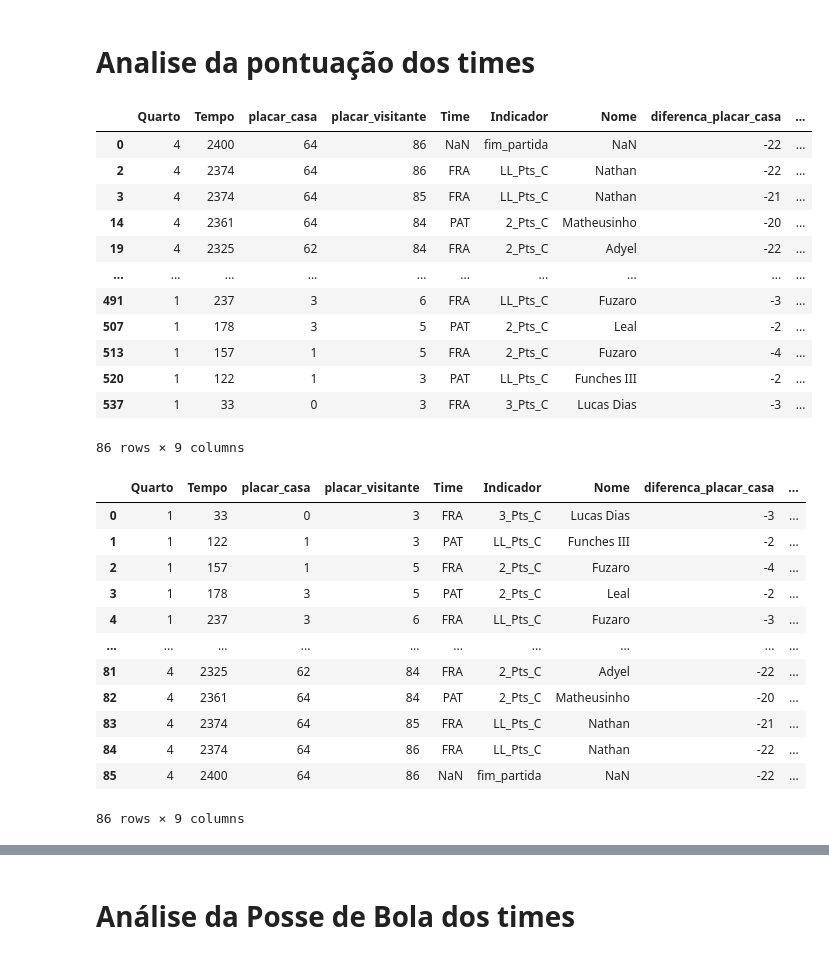
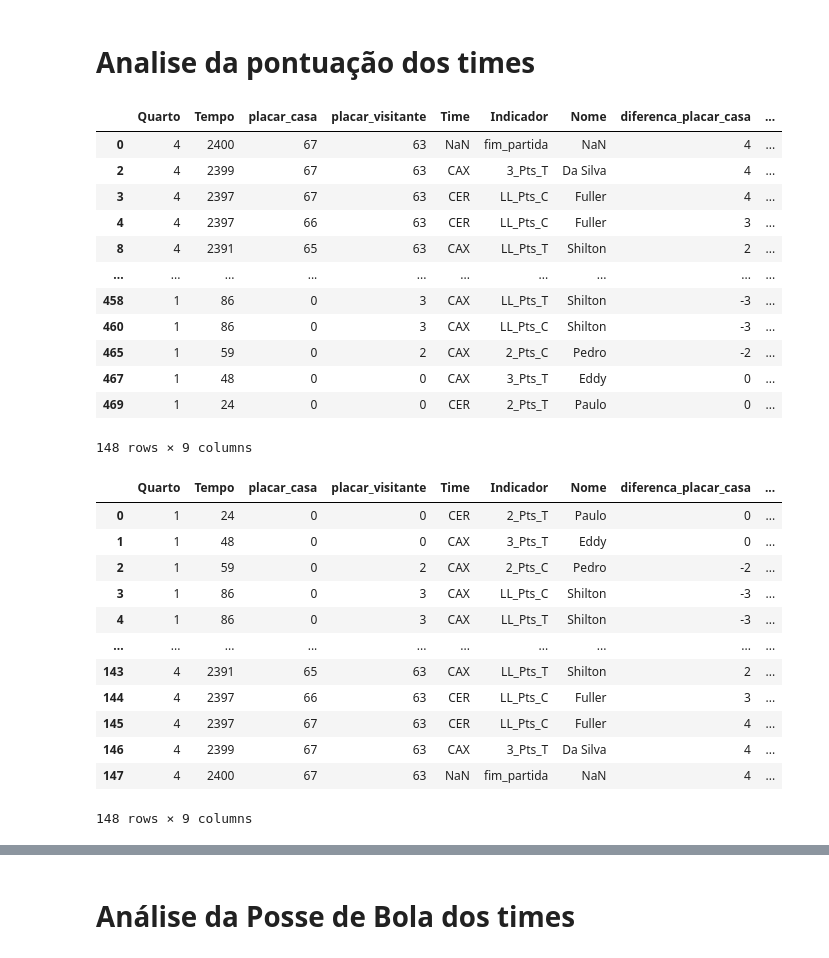
Before and after one commit to Rafael-Prochnow/Analise-descritiva-para-um-time, a Jupyter notebook: Jogada_Jogada.ipynb, the cells around one changed output, grey strips where cells are left out. Drawn from its saved outputs; the diff is of its cells as text; code cells hidden in the pictures.

```diff
--- a/Jogada_Jogada.ipynb
+++ b/Jogada_Jogada.ipynb
@@ -115,5 +117,11 @@ from funcoes_relatorio_analises import *
 %matplotlib inline
 # %%
 # df = pd.read_csv("tabela_1_VipTech CMB_x_Fortaleza B. C.1.csv")
+# %%
+# arquivo = "tabela_16_Corinthians_x_Paulistano.csv"
+# arquivo = "tabela_45_KTO Caxias do Sul_x_Corinthians.csv"
+arquivo = "tabela_37_Cerrado Basquete_x_KTO Caxias do Sul.csv"
+# arquivo = "tabela_51_Flamengo_x_Brasília.csv"
+# arquivo = "tabela_10_Bauru_x_Flamengo.csv"
 # %%
-df = pd.read_csv("tabela_42_Pato Basquete_x_Sesi Franca.csv")
+df = pd.read_csv(arquivo)
@@ -257,43 +286,42 @@ df
 # %% [markdown]
 # Analise da pontuação dos times
 # %%
-pontuacao = df[(df['Indicador'] == '3_Pts_C') |
-               (df['Indicador'] == '2_Pts_C') |
-               (df['Indicador'] == 'LL_Pts_C')|
+pontuacao = df[(df['Indicador'] == '3_Pts_C') | (df['Indicador'] == '3_Pts_T') |
+               (df['Indicador'] == '2_Pts_C') | (df['Indicador'] == '2_Pts_T') |
+               (df['Indicador'] == 'LL_Pts_C')| (df['Indicador'] == 'LL_Pts_T') |
                (df['Indicador'] == 'EN')|
                (df['Indicador'] == 'fim_partida')]
 pontuacao
 # %% [output]
 |  | Quarto | Tempo | placar_casa | placar_visitante | Time | Indicador | Nome | diferenca_placar_casa | ... |
-| 0 | 4 | 2400 | 64 | 86 | NaN | fim_partida | NaN | -22 | ... |
-| 2 | 4 | 2374 | 64 | 86 | FRA | LL_Pts_C | Nathan | -22 | ... |
-| 3 | 4 | 2374 | 64 | 85 | FRA | LL_Pts_C | Nathan | -21 | ... |
-| 14 | 4 | 2361 | 64 | 84 | PAT | 2_Pts_C | Matheusinho | -20 | ... |
-| 19 | 4 | 2325 | 62 | 84 | FRA | 2_Pts_C | Adyel | -22 | ... |
+| 0 | 4 | 2400 | 67 | 63 | NaN | fim_partida | NaN | 4 | ... |
+| 2 | 4 | 2399 | 67 | 63 | CAX | 3_Pts_T | Da Silva | 4 | ... |
+| 3 | 4 | 2397 | 67 | 63 | CER | LL_Pts_C | Fuller | 4 | ... |
+| 4 | 4 | 2397 | 66 | 63 | CER | LL_Pts_C | Fuller | 3 | ... |
+| 8 | 4 | 2391 | 65 | 63 | CAX | LL_Pts_T | Shilton | 2 | ... |
 | ... | ... | ... | ... | ... | ... | ... | ... | ... | ... |
-| 491 | 1 | 237 | 3 | 6 | FRA | LL_Pts_C | Fuzaro | -3 | ... |
-| 507 | 1 | 178 | 3 | 5 | PAT | 2_Pts_C | Leal | -2 | ... |
-| 513 | 1 | 157 | 1 | 5 | FRA | 2_Pts_C | Fuzaro | -4 | ... |
-| 520 | 1 | 122 | 1 | 3 | PAT | LL_Pts_C | Funches III | -2 | ... |
-| 537 | 1 | 33 | 0 | 3 | FRA | 3_Pts_C | Lucas Dias | -3 | ... |
+| 458 | 1 | 86 | 0 | 3 | CAX | LL_Pts_T | Shilton | -3 | ... |
+| 460 | 1 | 86 | 0 | 3 | CAX | LL_Pts_C | Shilton | -3 | ... |
+| 465 | 1 | 59 | 0 | 2 | CAX | 2_Pts_C | Pedro | -2 | ... |
+| 467 | 1 | 48 | 0 | 0 | CAX | 3_Pts_T | Eddy | 0 | ... |
+| 469 | 1 | 24 | 0 | 0 | CER | 2_Pts_T | Paulo | 0 | ... |
-86 rows × 9 columns
+148 rows × 9 columns
 # %%
 # estamos invertendo os valores para deixar parecido com o jogo
 pontuacao = pontuacao[::-1]
 pontuacao.reset_index(drop=True, inplace=True)
-quartos = [600, 1200, 1800, 2400]
 pontuacao
 # %% [output]
 |  | Quarto | Tempo | placar_casa | placar_visitante | Time | Indicador | Nome | diferenca_placar_casa | ... |
-| 0 | 1 | 33 | 0 | 3 | FRA | 3_Pts_C | Lucas Dias | -3 | ... |
-| 1 | 1 | 122 | 1 | 3 | PAT | LL_Pts_C | Funches III | -2 | ... |
-| 2 | 1 | 157 | 1 | 5 | FRA | 2_Pts_C | Fuzaro | -4 | ... |
-| 3 | 1 | 178 | 3 | 5 | PAT | 2_Pts_C | Leal | -2 | ... |
-| 4 | 1 | 237 | 3 | 6 | FRA | LL_Pts_C | Fuzaro | -3 | ... |
+| 0 | 1 | 24 | 0 | 0 | CER | 2_Pts_T | Paulo | 0 | ... |
+| 1 | 1 | 48 | 0 | 0 | CAX | 3_Pts_T | Eddy | 0 | ... |
+| 2 | 1 | 59 | 0 | 2 | CAX | 2_Pts_C | Pedro | -2 | ... |
+| 3 | 1 | 86 | 0 | 3 | CAX | LL_Pts_C | Shilton | -3 | ... |
+| 4 | 1 | 86 | 0 | 3 | CAX | LL_Pts_T | Shilton | -3 | ... |
 | ... | ... | ... | ... | ... | ... | ... | ... | ... | ... |
-| 81 | 4 | 2325 | 62 | 84 | FRA | 2_Pts_C | Adyel | -22 | ... |
-| 82 | 4 | 2361 | 64 | 84 | PAT | 2_Pts_C | Matheusinho | -20 | ... |
-| 83 | 4 | 2374 | 64 | 85 | FRA | LL_Pts_C | Nathan | -21 | ... |
-| 84 | 4 | 2374 | 64 | 86 | FRA | LL_Pts_C | Nathan | -22 | ... |
-| 85 | 4 | 2400 | 64 | 86 | NaN | fim_partida | NaN | -22 | ... |
+| 143 | 4 | 2391 | 65 | 63 | CAX | LL_Pts_T | Shilton | 2 | ... |
+| 144 | 4 | 2397 | 66 | 63 | CER | LL_Pts_C | Fuller | 3 | ... |
+| 145 | 4 | 2397 | 67 | 63 | CER | LL_Pts_C | Fuller | 4 | ... |
+| 146 | 4 | 2399 | 67 | 63 | CAX | 3_Pts_T | Da Silva | 4 | ... |
+| 147 | 4 | 2400 | 67 | 63 | NaN | fim_partida | NaN | 4 | ... |
-86 rows × 9 columns
+148 rows × 9 columns
```
Also changed, not shown: parts of 192 cells of this notebook.
